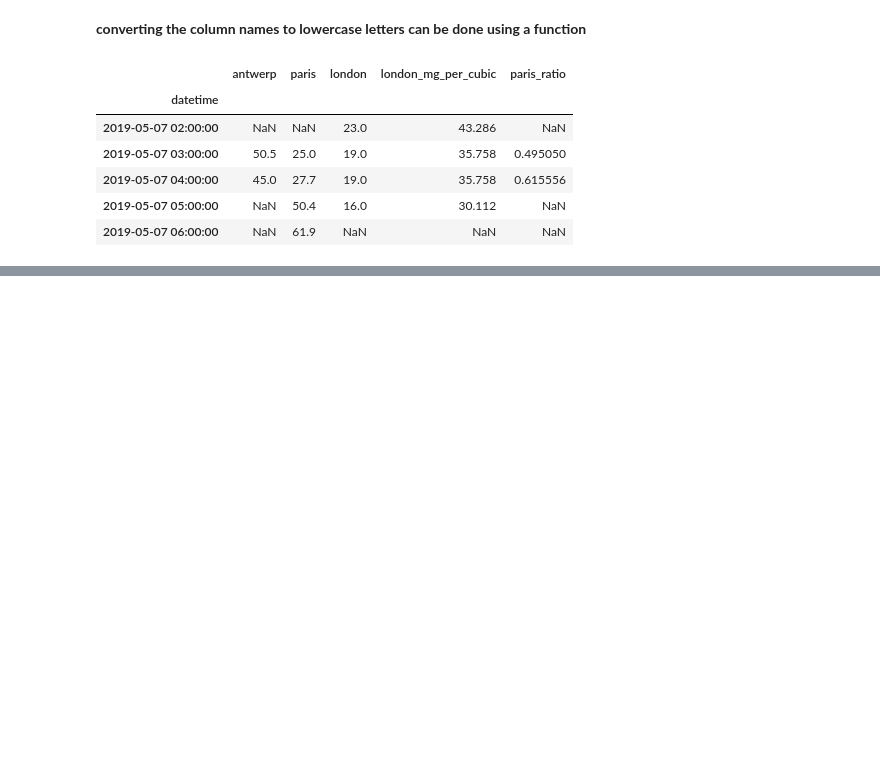
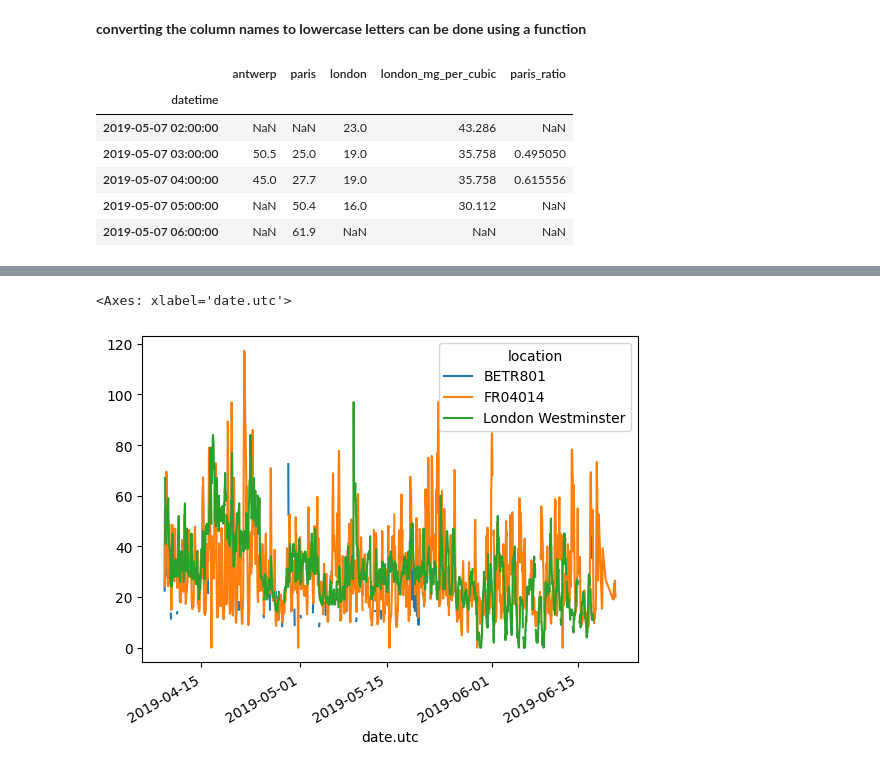
Before and after one commit to codal-tshah/data-practices-2024, a Jupyter notebook: pandas/pandas_intermediate.ipynb, the cells around one changed output, grey strips where cells are left out. Cells and saved outputs as stored; diff of their text form; code cells hidden in the pictures; blank space fills up the shorter version.

```diff
--- a/pandas/pandas_intermediate.ipynb
+++ b/pandas/pandas_intermediate.ipynb
@@ -139,0 +258,3 @@ columns_renamed.head()
+# %%
+air_quality_long = pd.read_csv("/content/drive/MyDrive/data_practices/pandas/data/air_quality_long.csv",index_col="date.utc", parse_dates=True)
+air_quality_long.head()
@@ -139,0 +287,3 @@ columns_renamed.head()
+# %%
+no2 = air_quality_long[air_quality_long["parameter"] == "no2"]
+no2.head()
@@ -139,0 +318,5 @@ columns_renamed.head()
+# %%
+  no2.pivot(columns="location", values="value").plot()
+# %% [output]
+<Axes: xlabel='date.utc'>
+[figure, added]
```
Also changed, not shown: parts of 37 cells of this notebook, 1 other file.
